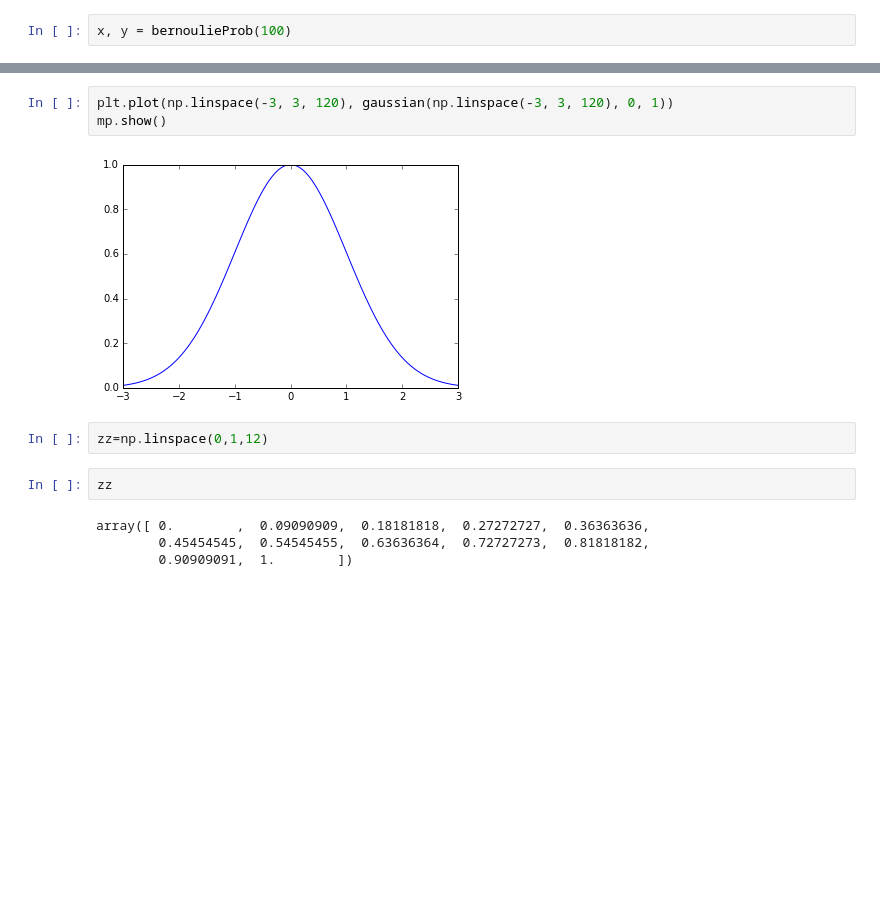
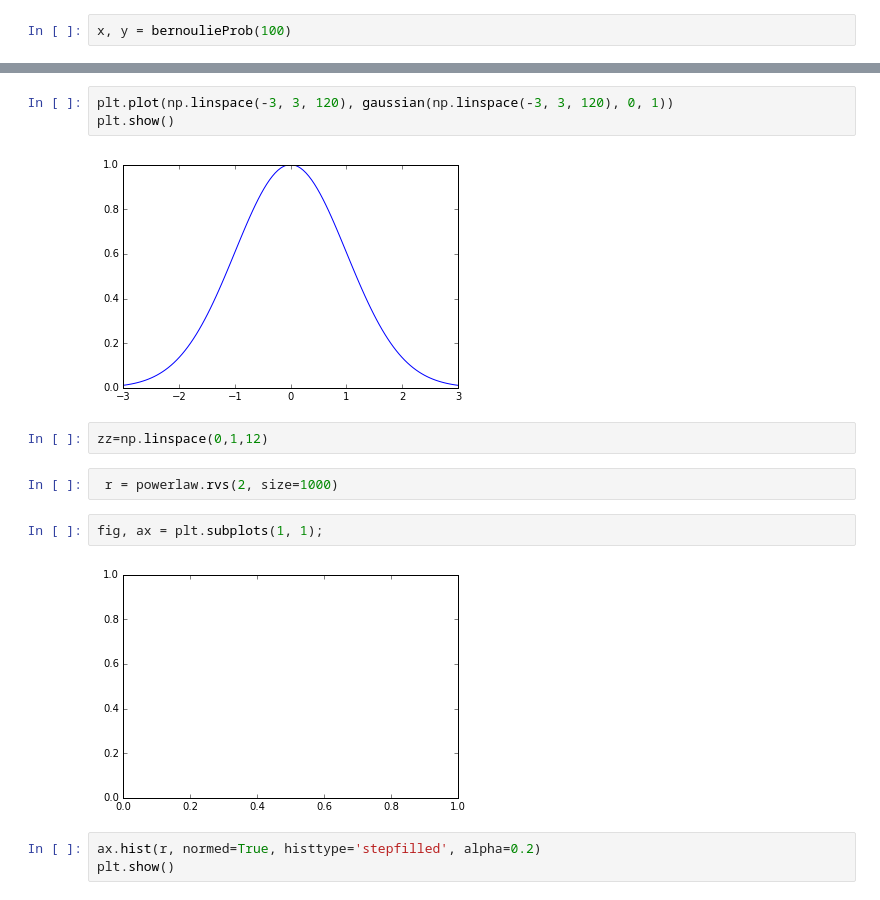
Before and after one commit to thevioletpiece/data_science_tools, a Jupyter notebook: Measurement and Uncertainty.ipynb, the cells around one changed output, grey strips where cells are left out. Drawn from its saved outputs; the diff is of its cells as text; blank space fills up the shorter version.

```diff
--- a/Measurement and Uncertainty.ipynb
+++ b/Measurement and Uncertainty.ipynb
@@ -51,13 +52,16 @@ plt.show()
 # %%
 plt.plot(np.linspace(-3, 3, 120), gaussian(np.linspace(-3, 3, 120), 0, 1))
-mp.show()
+plt.show()
 # %% [output]
 [figure]
 # %%
 zz=np.linspace(0,1,12)
-# %%
-zz
-# %% [output]
-array([ 0.        ,  0.09090909,  0.18181818,  0.27272727,  0.36363636,
-        0.45454545,  0.54545455,  0.63636364,  0.72727273,  0.81818182,
-        0.90909091,  1.        ])
+# %%
+ r = powerlaw.rvs(2, size=1000)
+# %%
+fig, ax = plt.subplots(1, 1);
+# %% [output]
+[figure, added]
+# %%
+ax.hist(r, normed=True, histtype='stepfilled', alpha=0.2)
+plt.show()
```
Also changed, not shown: parts of 4 cells of this notebook, 2 other files.
